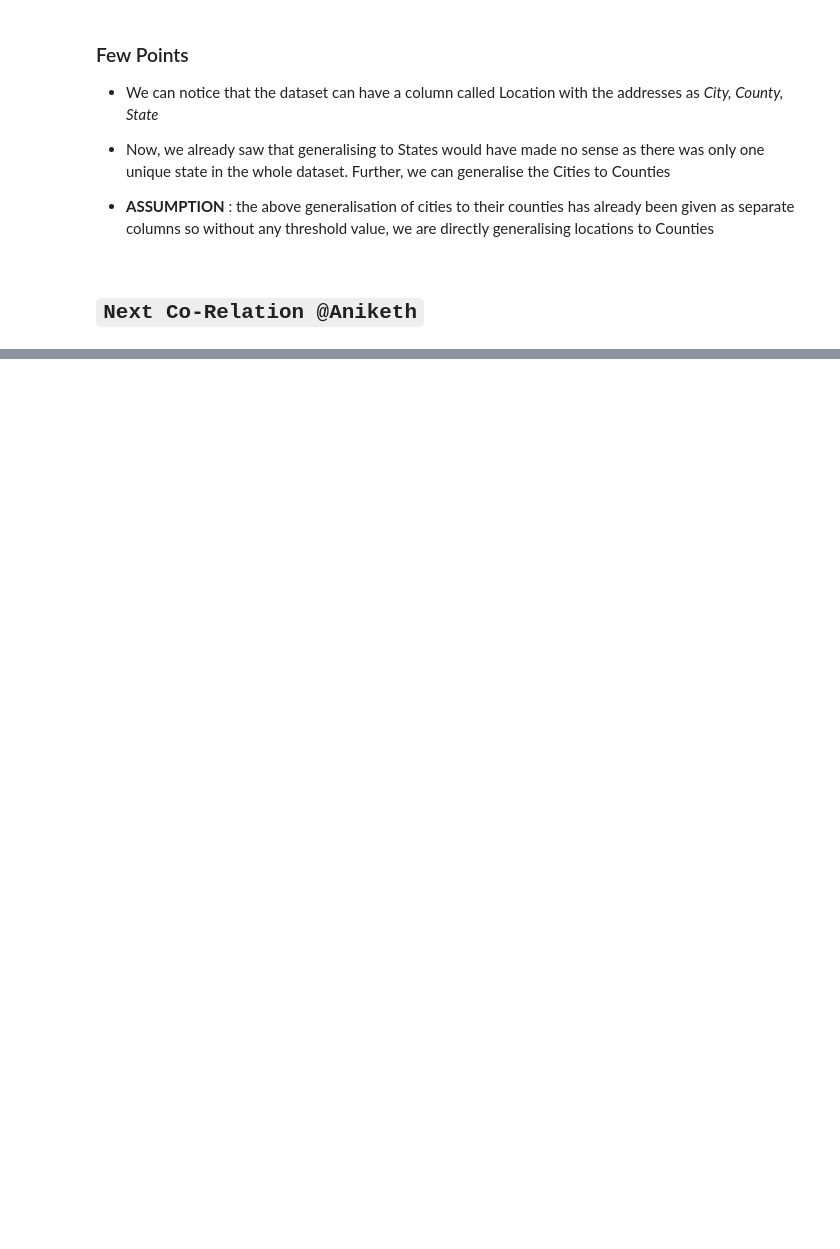
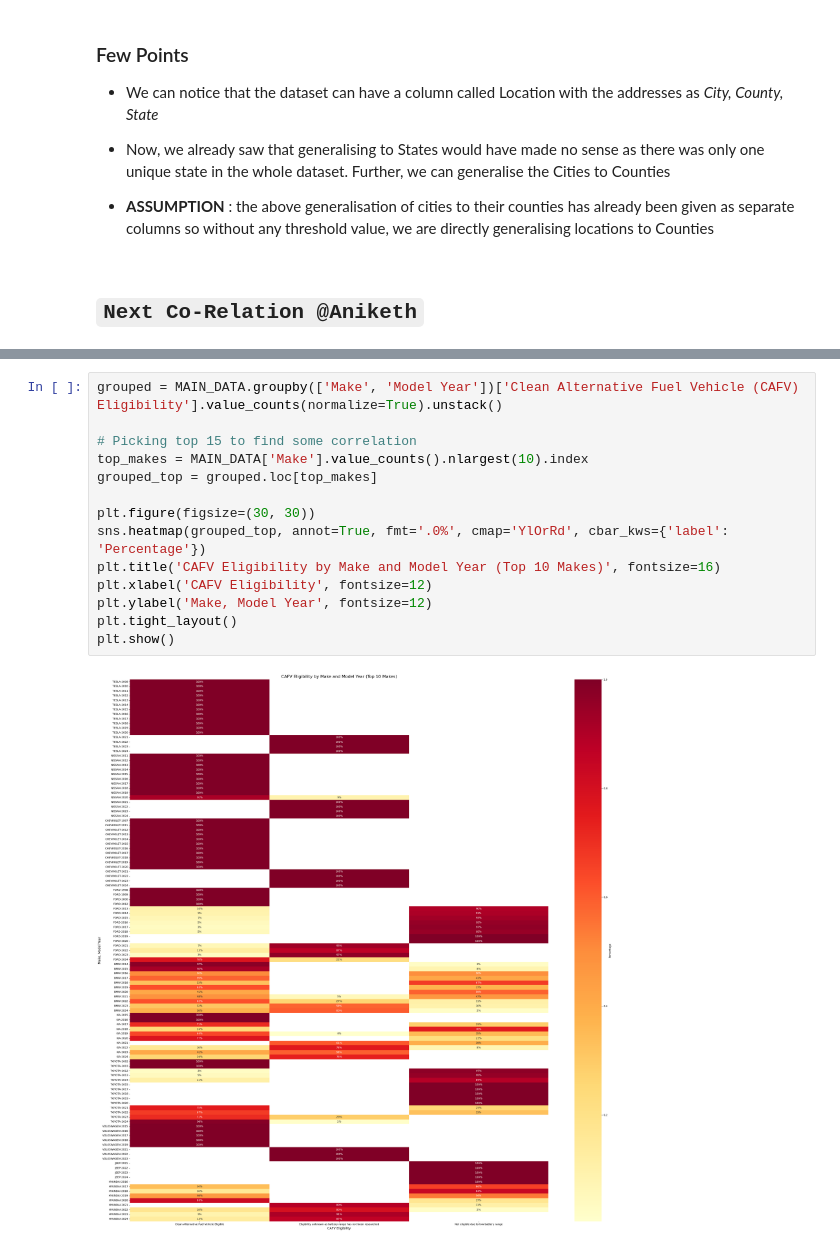
Before and after one commit to Daxvshah11/DA_Assignments, a Jupyter notebook: Ass2/Assignment2_8.ipynb, the cells around one changed output, grey strips where cells are left out. Saved outputs shown, nothing was run; the diff lists cells and outputs as text; blank space fills up the shorter version.

```diff
--- a/Ass2/Assignment2_8.ipynb
+++ b/Ass2/Assignment2_8.ipynb
@@ -146,0 +209,16 @@ Name: County, dtype: int64
+# %%
+grouped = MAIN_DATA.groupby(['Make', 'Model Year'])['Clean Alternative Fuel Vehicle (CAFV) Eligibility'].value_counts(normalize=True).unstack()
+
+# Picking top 15 to find some correlation
+top_makes = MAIN_DATA['Make'].value_counts().nlargest(10).index
+grouped_top = grouped.loc[top_makes]
+
+plt.figure(figsize=(30, 30))
+sns.heatmap(grouped_top, annot=True, fmt='.0%', cmap='YlOrRd', cbar_kws={'label': 'Percentage'})
+plt.title('CAFV Eligibility by Make and Model Year (Top 10 Makes)', fontsize=16)
+plt.xlabel('CAFV Eligibility', fontsize=12)
+plt.ylabel('Make, Model Year', fontsize=12)
+plt.tight_layout()
+plt.show()
+# %% [output]
+[figure, added]
```
Also changed, not shown: parts of 6 cells of this notebook.
